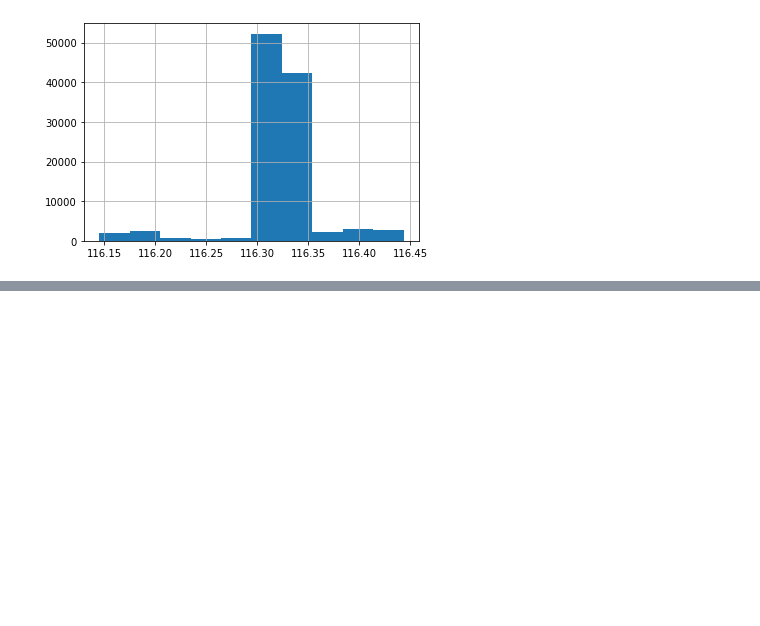
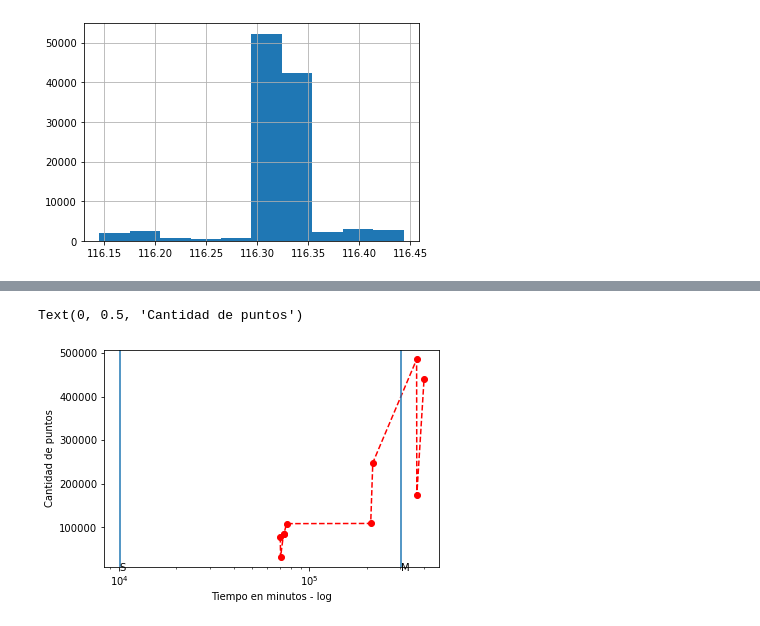
Before and after one commit to GabrielPila/skmob_mmc_mobility, a Jupyter notebook: notebooks/00.6_GeoLife_EDA.ipynb, the cells around one changed output, grey strips where cells are left out. Drawn from its saved outputs; the diff is of its cells as text; code cells hidden in the pictures; blank space fills up the shorter version.

Commit message:
added graph about logarithmic scale of time (minutes) and number of points

```diff
--- a/notebooks/00.6_GeoLife_EDA.ipynb
+++ b/notebooks/00.6_GeoLife_EDA.ipynb
@@ -331,3 +319,18 @@ user['lng'].hist()
 # %% [output]
 <AxesSubplot:>
 [figure]
+# %%
+aux_dict = {}
+aux_dict['user'] = []
+aux_dict['number_points'] = []
+aux_dict['min_tmstmp'] = []
+aux_dict['max_tmstmp'] = []
+for usr in data['user'].unique():
+    aux_dict['user'].append(usr)
+    aux_dict['number_points'].append(data[data['user']==usr].shape[0])
+    aux_dict['min_tmstmp'].append(data[data['user']==usr]['hour'].min())
+    aux_dict['max_tmstmp'].append(data[data['user']==usr]['hour'].max())
+aux_dict = pd.DataFrame(aux_dict)
+aux_dict['duracion'] = (aux_dict['max_tmstmp'] - aux_dict['min_tmstmp']).dt.total_seconds()/ 60
+aux_dict.sort_values(by='duracion', ascending=True, inplace=True)
+display(aux_dict)
@@ -333,0 +349,23 @@ user['lng'].hist()
+# %%
+fig,ax = plt.subplots(figsize=(6,4))
+ax.set_xscale('log')
+plt.scatter(aux_dict['duracion'].values, aux_dict['number_points'].values, color='r')
+plt.plot(aux_dict['duracion'].values, aux_dict['number_points'].values , color='r', linestyle='--')
+"""
+plt.axvline(60,0)
+plt.text(60,0, 'H')
+plt.axvline(60*24,0)
+plt.text(60*24,0, 'D')
+"""
+plt.axvline(60*24*7,0)
+plt.text(60*24*7,0, 'S')
+plt.axvline(60*24*7*30,0)
+plt.text(60*24*7*30,0, 'M')
+ax.set_xlabel('Tiempo en minutos - log')
+ax.set_ylabel('Cantidad de puntos')
+#plt.axvline(60*24*7*30*365,0)
+#plt.text(60*24*7*30*365,0, 'Y')
+#plt.show()
+# %% [output]
+Text(0, 0.5, 'Cantidad de puntos')
+[figure, added]
```
Also changed, not shown: parts of 16 cells of this notebook.
